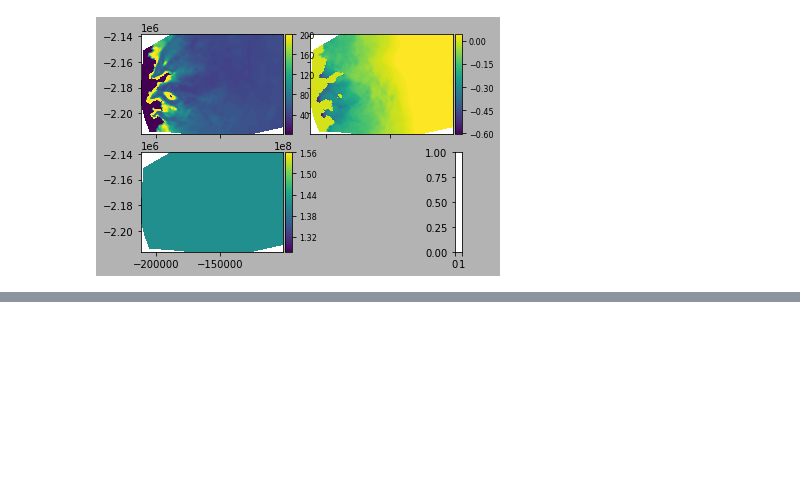
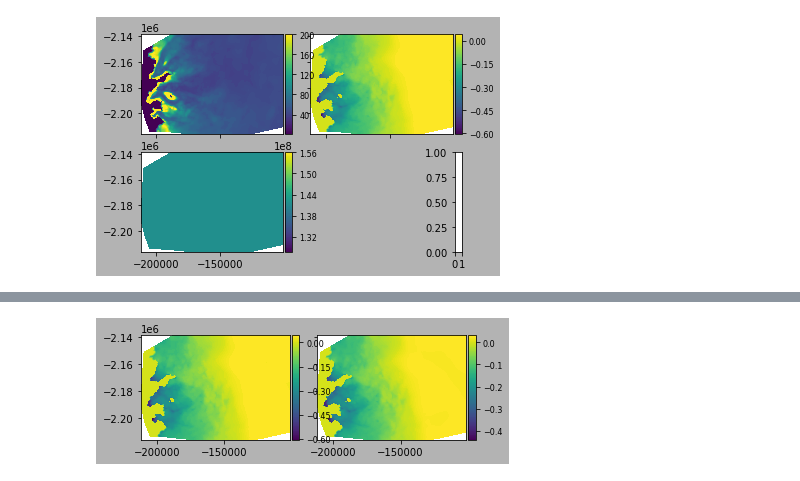
Before and after one commit to dfelikson/GrIS_Outlet_Glacier_Seasonal_dhdt, a Jupyter notebook: runme_terminus_lhs.ipynb, the cells around one changed output, grey strips where cells are left out. Saved outputs shown, nothing was run; the diff lists cells and outputs as text; code cells hidden in the pictures; blank space fills up the shorter version.

```diff
--- a/runme_terminus_lhs.ipynb
+++ b/runme_terminus_lhs.ipynb
@@ -139,0 +152,4 @@ materials_rheology_B_after = md.materials.rheology_B + [md.materials.rheology_B
+# %%
+plotmodel(md, 'data', md.smb.mass_balance, 'data', smb_mass_balance_ens2)
+# %% [output]
+[figure, added]
```
Also changed, not shown: parts of 25 cells of this notebook.
